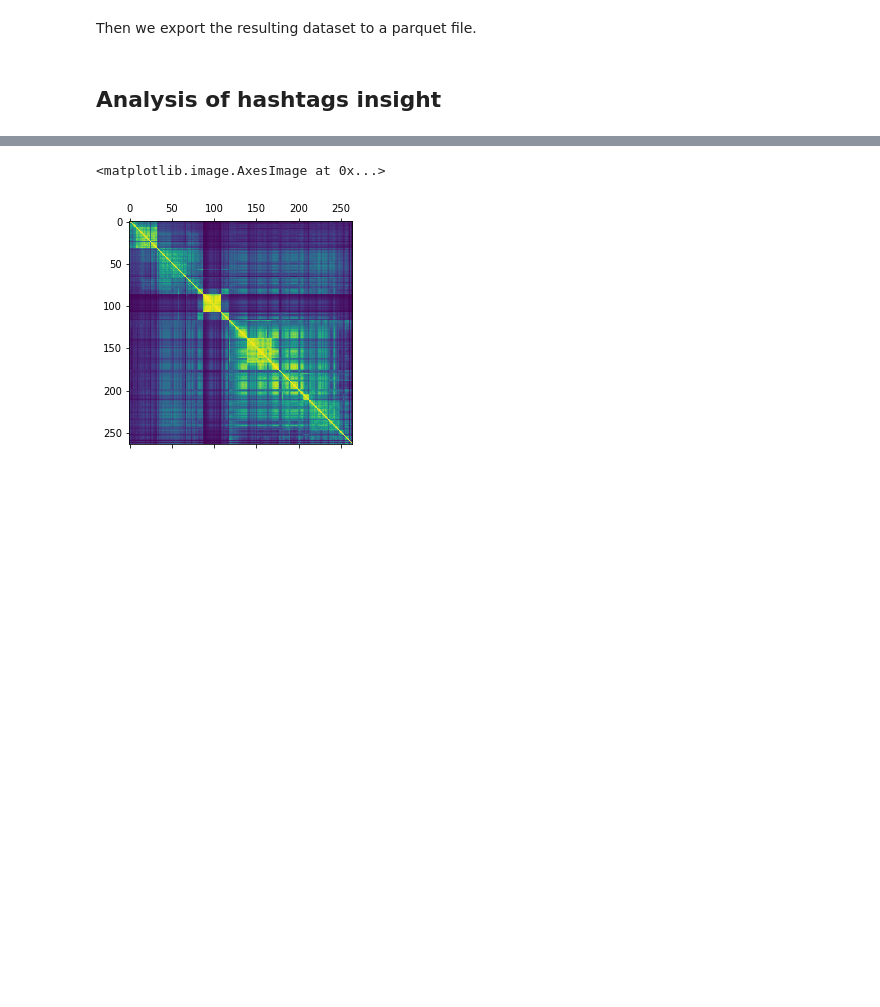
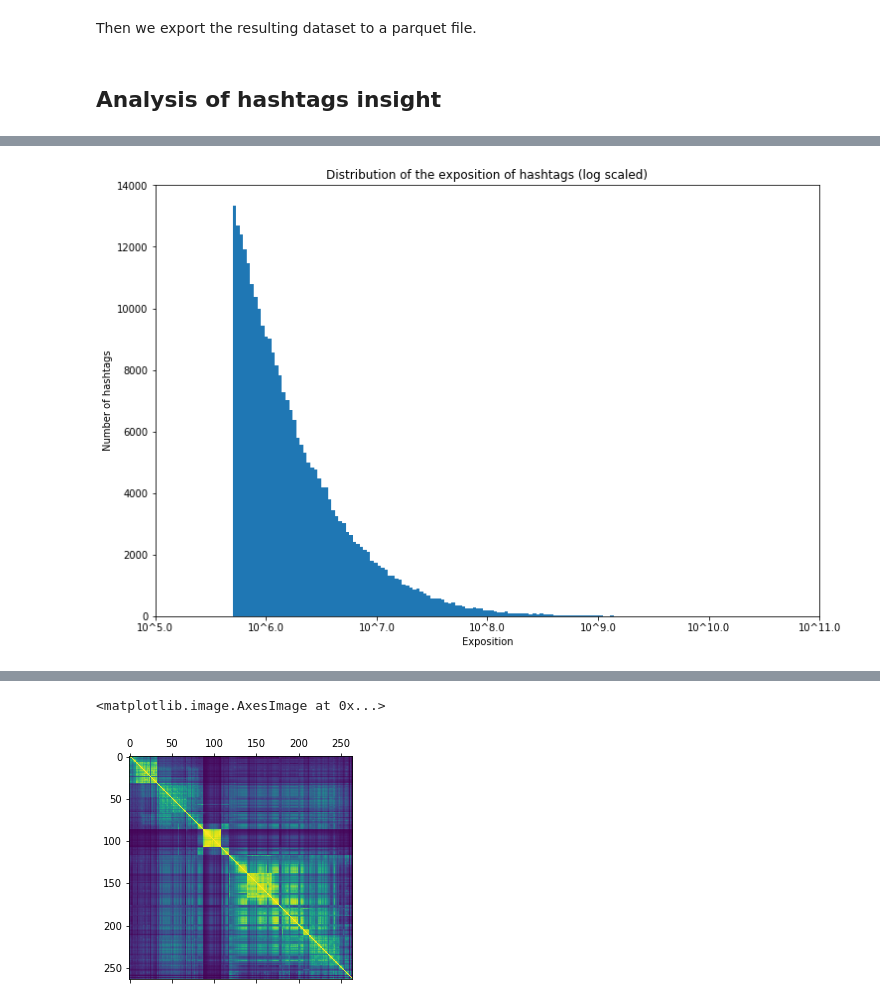
Before and after one commit to poechsel/ADA-project, a Jupyter notebook: analysis.ipynb, the cells around one changed output, grey strips where cells are left out. Saved outputs shown, nothing was run; the diff lists cells and outputs as text; code cells hidden in the pictures; blank space fills up the shorter version.

```diff
--- a/analysis.ipynb
+++ b/analysis.ipynb
@@ -135,0 +223,15 @@ We start by loading our two datasets:
+# %%
+bins, counts = insights.where(F.col('print') > 500000) \
+        .select(F.log10('print')).rdd \
+        .flatMap(lambda x: x) \
+        .histogram(150)
+# %%
+plt.hist(bins[:-1], bins=bins, weights=counts)
+plt.title('Distribution of the exposition of hashtags (log scaled)' )
+plt.ylabel('Number of hashtags')
+plt.xlabel('Exposition')
+locs, _ = plt.xticks()
+labels = ["10^{}".format(l) for l in locs]
+plt.xticks(locs, labels);
+# %% [output]
+[figure, added]
```
Also changed, not shown: parts of 58 cells of this notebook.
